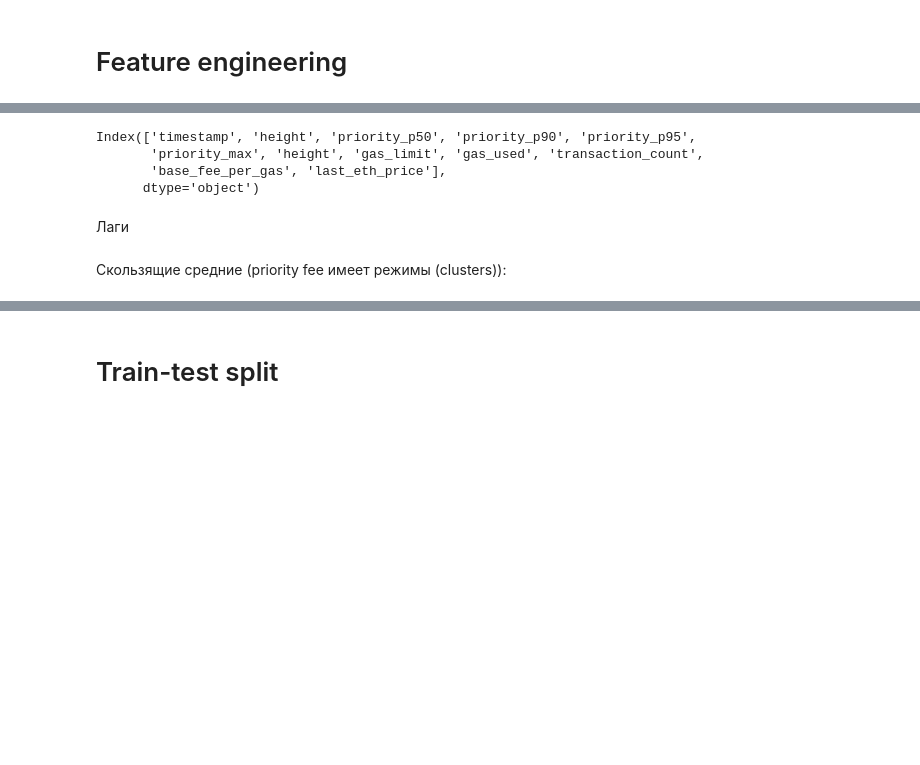
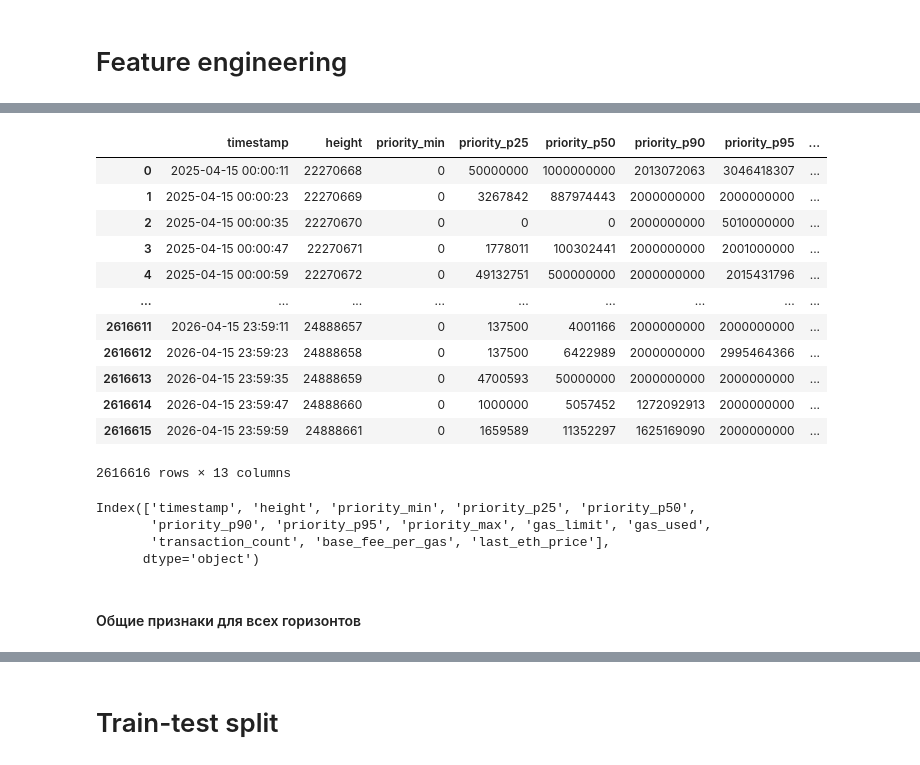
Before and after one commit to dizpatcher/ethereum-fee, a Jupyter notebook: notebooks/priority_fee_data.ipynb, the cells around one changed output, grey strips where cells are left out. Drawn from its saved outputs; the diff is of its cells as text; code cells hidden in the pictures; blank space fills up the shorter version.

```diff
--- a/notebooks/priority_fee_data.ipynb
+++ b/notebooks/priority_fee_data.ipynb
@@ -143,10 +184,27 @@ df = priority_blocks_with_price.copy()
+# %%
+df = pd.read_csv('data/priority_with_price_until_april.csv')
+df
+# %% [output]
+|  | timestamp | height | priority_min | priority_p25 | priority_p50 | priority_p90 | priority_p95 | ... |
+| 0 | 2025-04-15 00:00:11 | 22270668 | 0 | 50000000 | 1000000000 | 2013072063 | 3046418307 | ... |
+| 1 | 2025-04-15 00:00:23 | 22270669 | 0 | 3267842 | 887974443 | 2000000000 | 2000000000 | ... |
+| 2 | 2025-04-15 00:00:35 | 22270670 | 0 | 0 | 0 | 2000000000 | 5010000000 | ... |
+| 3 | 2025-04-15 00:00:47 | 22270671 | 0 | 1778011 | 100302441 | 2000000000 | 2001000000 | ... |
+| 4 | 2025-04-15 00:00:59 | 22270672 | 0 | 49132751 | 500000000 | 2000000000 | 2015431796 | ... |
+| ... | ... | ... | ... | ... | ... | ... | ... | ... |
+| 2616611 | 2026-04-15 23:59:11 | 24888657 | 0 | 137500 | 4001166 | 2000000000 | 2000000000 | ... |
+| 2616612 | 2026-04-15 23:59:23 | 24888658 | 0 | 137500 | 6422989 | 2000000000 | 2995464366 | ... |
+| 2616613 | 2026-04-15 23:59:35 | 24888659 | 0 | 4700593 | 50000000 | 2000000000 | 2000000000 | ... |
+| 2616614 | 2026-04-15 23:59:47 | 24888660 | 0 | 1000000 | 5057452 | 1272092913 | 2000000000 | ... |
+| 2616615 | 2026-04-15 23:59:59 | 24888661 | 0 | 1659589 | 11352297 | 1625169090 | 2000000000 | ... |
+2616616 rows × 13 columns
 # %%
 df.columns
 # %% [output]
-Index(['timestamp', 'height', 'priority_p50', 'priority_p90', 'priority_p95',
-       'priority_max', 'height', 'gas_limit', 'gas_used', 'transaction_count',
-       'base_fee_per_gas', 'last_eth_price'],
+Index(['timestamp', 'height', 'priority_min', 'priority_p25', 'priority_p50',
+       'priority_p90', 'priority_p95', 'priority_max', 'gas_limit', 'gas_used',
+       'transaction_count', 'base_fee_per_gas', 'last_eth_price'],
       dtype='object')
 # %% [markdown]
-Лаги
+#### Общие признаки для всех горизонтов
 # %%
@@ -157,2 +214,0 @@ for lag in lags:
-# %% [markdown]
-Скользящие средние (priority fee имеет режимы (clusters)):
```
Also changed, not shown: parts of 89 cells of this notebook.
